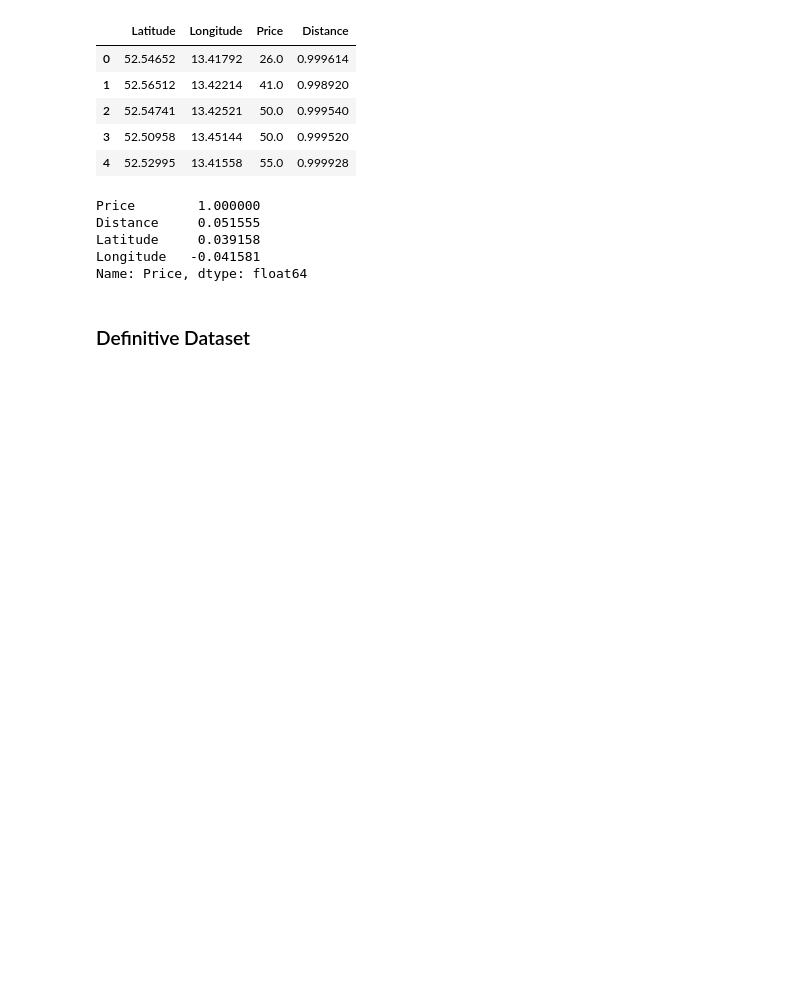
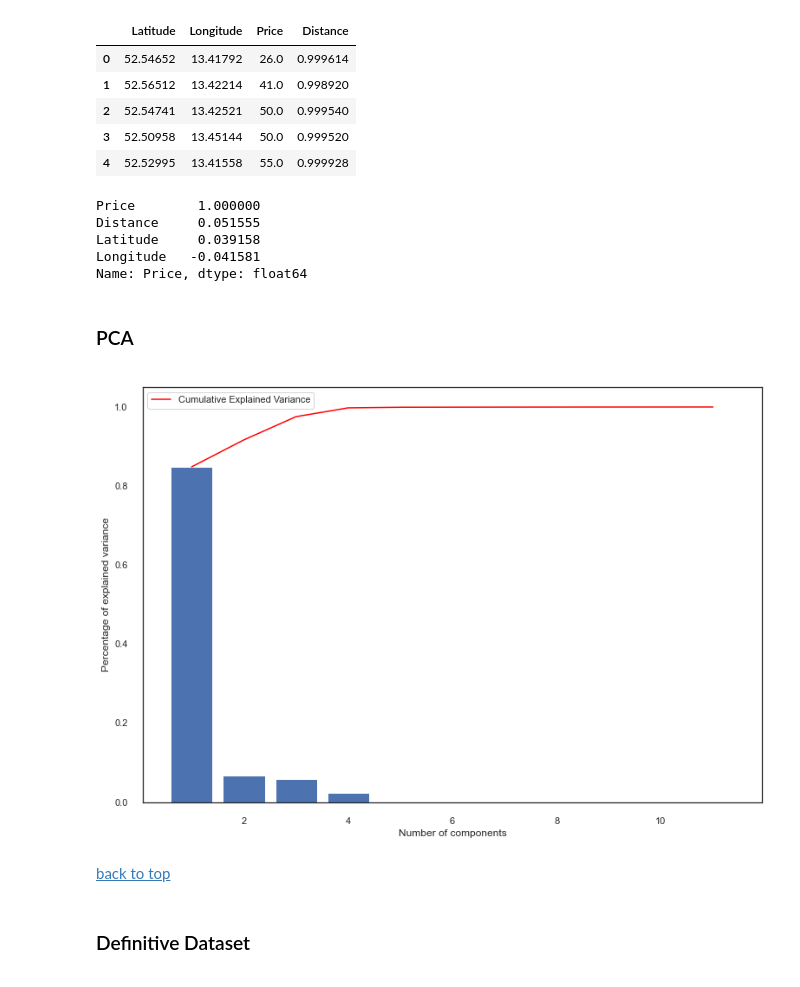
Before and after one commit to flaviendeseure/Airbnb_berlin_price_prediction, a Jupyter notebook: Projet - Airbnb Berlin Price Prediction.ipynb, the cells around one changed output. Cells and saved outputs as stored; diff of their text form; code cells hidden in the pictures; blank space fills up the shorter version.

```diff
--- a/Projet - Airbnb Berlin Price Prediction.ipynb
+++ b/Projet - Airbnb Berlin Price Prediction.ipynb
@@ -2213,6 +2177,29 @@ Distance     0.051555
 Latitude     0.039158
 Longitude   -0.041581
 Name: Price, dtype: float64
+# %% [markdown]
+<a name="pca">
+
+### PCA
+# %%
+pca = PCA()
+X_train_pca = pd.DataFrame(pca.fit_transform(X_train_encoded)[:,:4])
+X_test_pca = pd.DataFrame(pca.fit_transform(X_test_encoded)[:,:4])
+
+# Explained variance plot
+plt.bar(range(1,len(pca.explained_variance_ratio_ )+1),pca.explained_variance_ratio_ )
+plt.ylabel('Percentage of explained variance')
+plt.xlabel('Number of components')
+plt.plot(range(1,len(pca.explained_variance_ratio_ )+1),
+         np.cumsum(pca.explained_variance_ratio_ ),
+         c='red',
+         label="Cumulative Explained Variance")
+plt.legend(loc='upper left')
+plt.show()
+# %% [output]
+[figure, added]
+# %% [markdown]
+<a href="#top">back to top</a>
 # %% [markdown]
 <a name="feature_eng">
 
```
Also changed, not shown: parts of 172 cells of this notebook.
